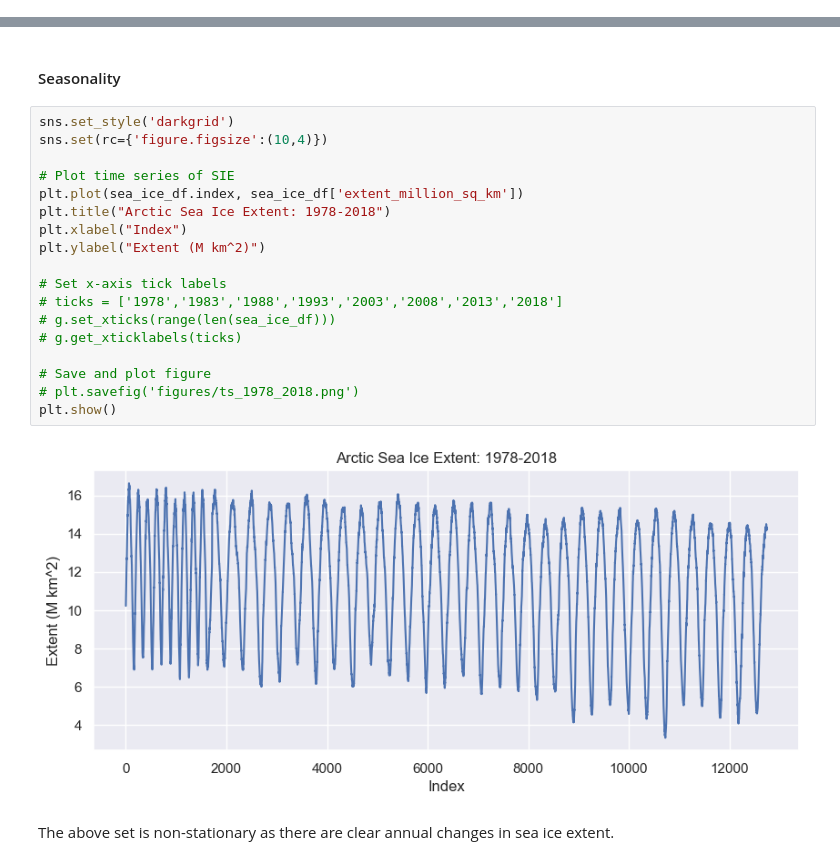
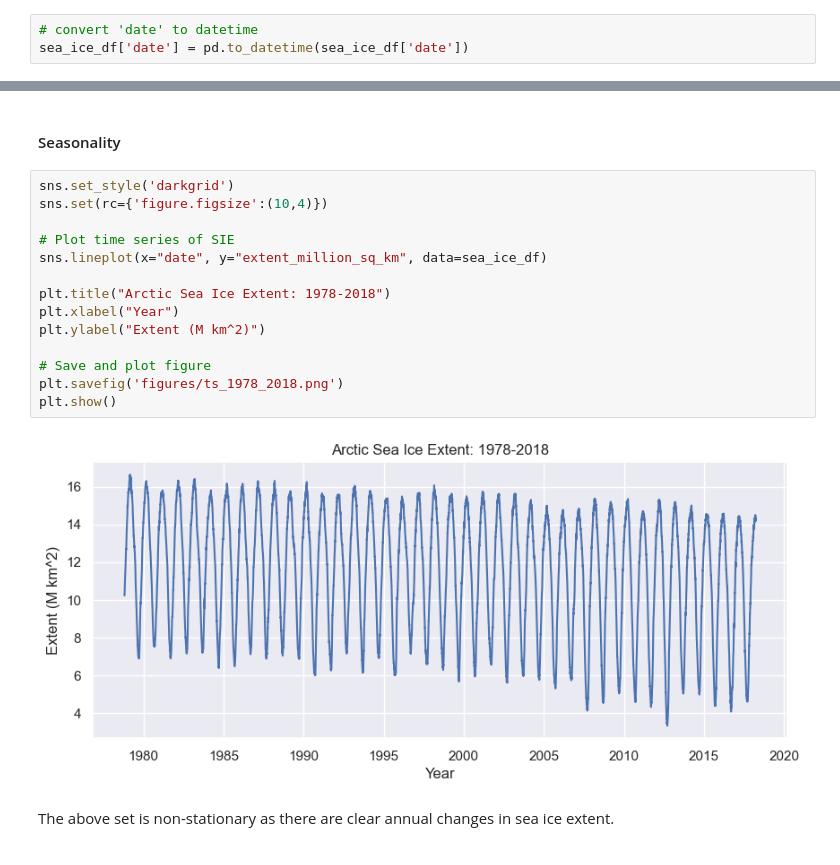
Before and after one commit to giantmagellan/SeaIceForecast, a Jupyter notebook: seaice_eda.ipynb, the cells around one changed output, grey strips where cells are left out. Saved outputs shown, nothing was run; the diff lists cells and outputs as text.

```diff
--- a/seaice_eda.ipynb
+++ b/seaice_eda.ipynb
@@ -47,3 +49,6 @@ Reformatted column names: Index(['date', 'extent_million_sq_km'], dtype='object'
+# %%
+# convert 'date' to datetime
+sea_ice_df['date'] = pd.to_datetime(sea_ice_df['date'])
 # %% [markdown]
 The convert_column_names() function converts column names to lowercase, converts spaces to underscores, and removes any non-letter or number characters from the name.
 # %%
@@ -123,23 +128,19 @@ plt.show()
 # %%
 sns.set_style('darkgrid')
 sns.set(rc={'figure.figsize':(10,4)})
 
 # Plot time series of SIE
-plt.plot(sea_ice_df.index, sea_ice_df['extent_million_sq_km'])
+sns.lineplot(x="date", y="extent_million_sq_km", data=sea_ice_df)
+
 plt.title("Arctic Sea Ice Extent: 1978-2018")
-plt.xlabel("Index")
+plt.xlabel("Year")
 plt.ylabel("Extent (M km^2)")
 
-# Set x-axis tick labels
-# ticks = ['1978','1983','1988','1993','2003','2008','2013','2018']
-# g.set_xticks(range(len(sea_ice_df)))
-# g.get_xticklabels(ticks)
-
 # Save and plot figure
-# plt.savefig('figures/ts_1978_2018.png')
+plt.savefig('figures/ts_1978_2018.png')
 plt.show()
 # %% [output]
-[figure, old version]
+[figure, new version]
 # %% [markdown]
 The above set is non-stationary as there are clear annual changes in sea ice extent.
 # %%
```
Also changed, not shown: parts of 2 cells of this notebook, 8 other files.
